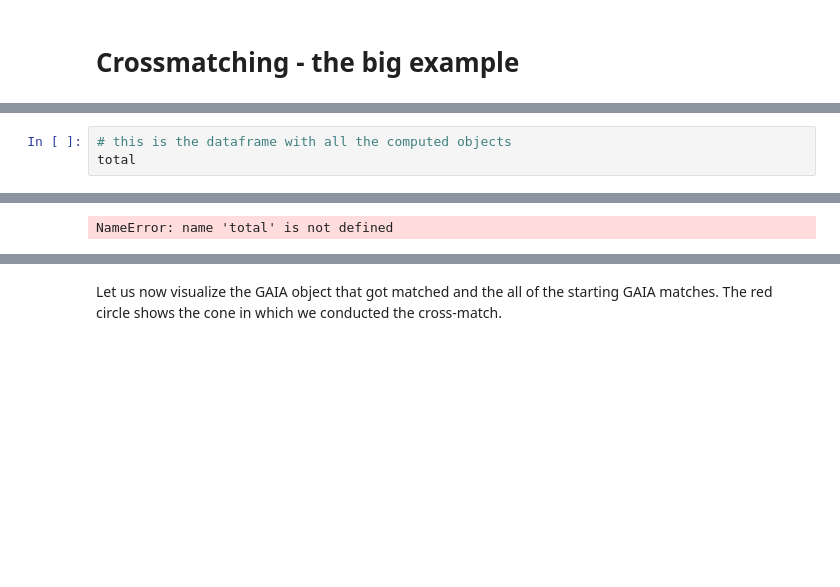
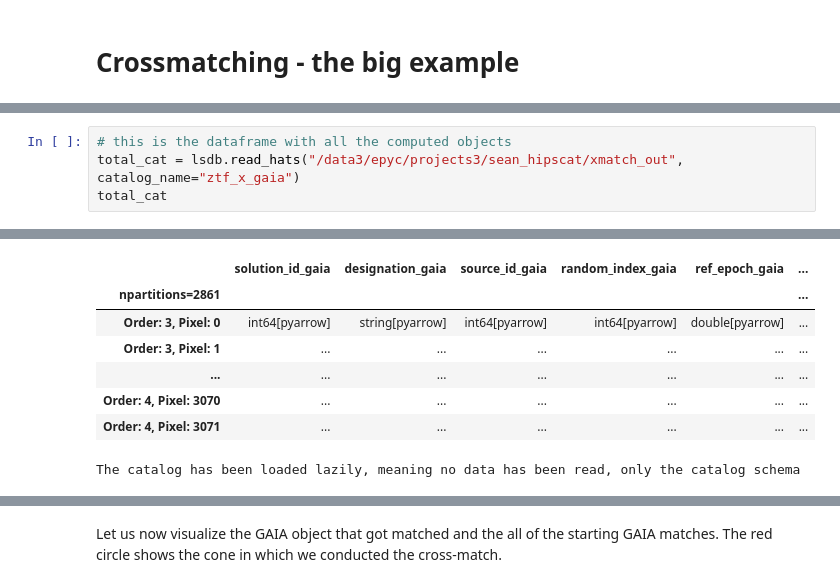
Before and after one commit to lincc-frameworks/midpoint-review, a Jupyter notebook: docs/notebooks/lsdb/Notebook_LSDB_HATS.ipynb, the cells around one changed output, grey strips where cells are left out. Cells and saved outputs as stored; diff of their text form; blank space fills up the shorter version.

```diff
--- a/docs/notebooks/lsdb/Notebook_LSDB_HATS.ipynb
+++ b/docs/notebooks/lsdb/Notebook_LSDB_HATS.ipynb
@@ -375,4 +359,5 @@ KeyboardInterrupt
 # %%
 # this is the dataframe with all the computed objects
-total
+total_cat = lsdb.read_hats("/data3/epyc/projects3/sean_hipscat/xmatch_out", catalog_name="ztf_x_gaia")
+total_cat
 # %% [output]
@@ -383 +365,8 @@ total
+|  | solution_id_gaia | designation_gaia | source_id_gaia | random_index_gaia | ref_epoch_gaia | ... |
+| npartitions=2861 |  |  |  |  |  | ... |
+| Order: 3, Pixel: 0 | int64[pyarrow] | string[pyarrow] | int64[pyarrow] | int64[pyarrow] | double[pyarrow] | ... |
+| Order: 3, Pixel: 1 | ... | ... | ... | ... | ... | ... |
+| ... | ... | ... | ... | ... | ... | ... |
+| Order: 4, Pixel: 3070 | ... | ... | ... | ... | ... | ... |
+| Order: 4, Pixel: 3071 | ... | ... | ... | ... | ... | ... |
-NameError: name 'total' is not defined
+The catalog has been loaded lazily, meaning no data has been read, only the catalog schema
```
Also changed, not shown: parts of 10 cells of this notebook.
